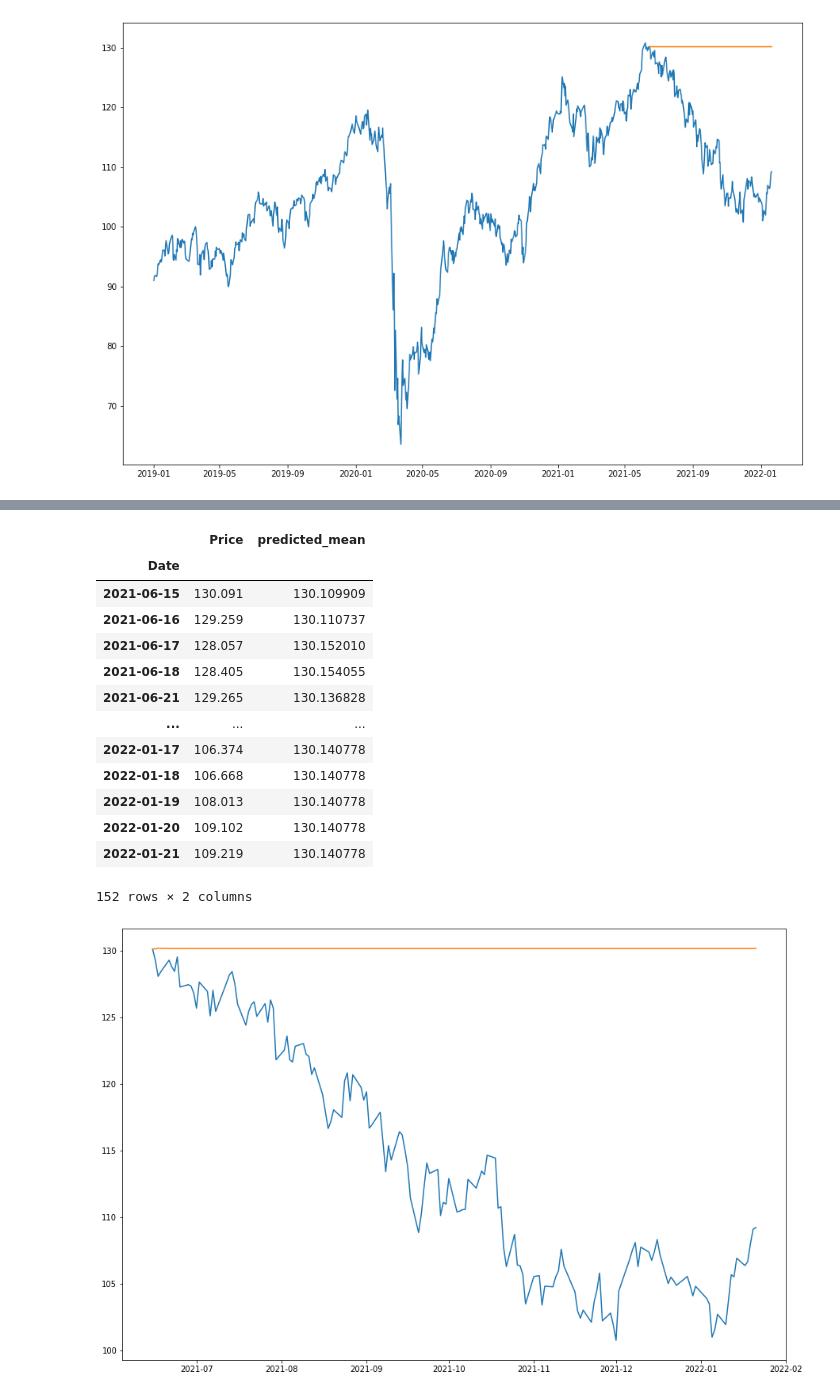
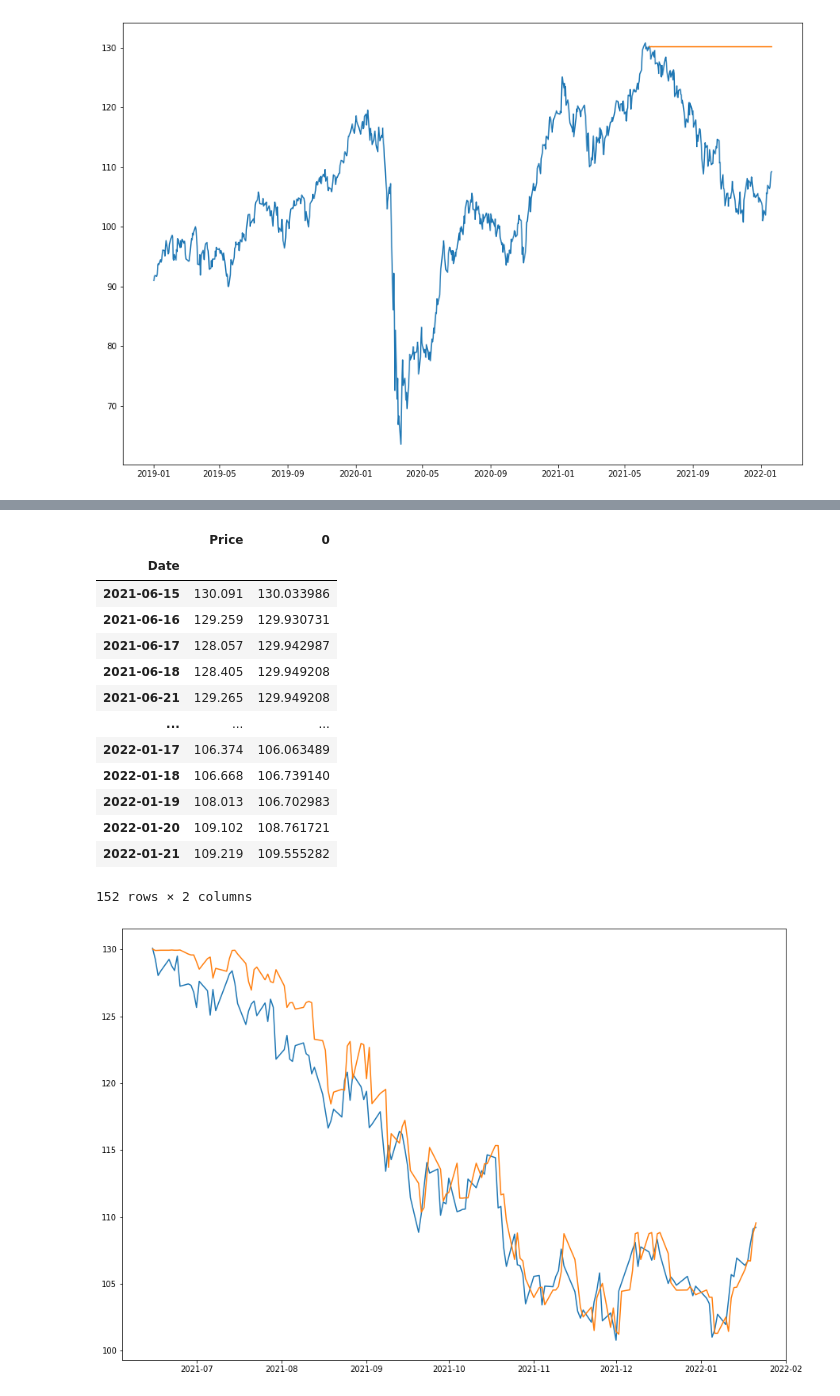
Before and after one commit to GuilhermePiress/Time_series_IBOV-2019-2020-2021-, a Jupyter notebook: TimeSeries(Ibov_2019_2021).ipynb, the cells around one changed output, grey strips where cells are left out. Drawn from its saved outputs; the diff is of its cells as text; code cells hidden in the pictures.

```diff
--- a/TimeSeries(Ibov_2019_2021).ipynb
+++ b/TimeSeries(Ibov_2019_2021).ipynb
@@ -232,7 +232,14 @@ plt.show()
 [figure]
 # %%
 #Now I will use random forest to predict the IBOV in 2022 using two lags like featuresb
+import numpy as np
 df_ibov_lag2=df_ibov.drop('First Difference',axis=1).copy()
+
+time_col=pd.Series(np.arange(1,760))
+time_col.index=df_ibov_lag2.index
+df_ibov_lag2['Time']=time_col
+
 df_ibov_lag2['T-1']=df_ibov_lag2['Price'].shift(1)
 df_ibov_lag2['T-2']=df_ibov_lag2['Price'].shift(2)
 df_ibov_lag2.dropna(axis=0,inplace=True)
+df_ibov_lag2.tail(20)
@@ -239,7 +265,7 @@ df_ibov_lag2.dropna(axis=0,inplace=True)
 # %%
 #separate in train test split
-X_train=df_ibov_lag2[['T-1','T-2']].iloc[:605]
-X_test=df_ibov_lag2[['T-1','T-2']].iloc[605:756]
+X_train=df_ibov_lag2[['Time','T-1','T-2']].iloc[:605]
+X_test=df_ibov_lag2[['Time','T-1','T-2']].iloc[605:]
 y_train=df_ibov_lag2['Price'].iloc[:605]
 y_test=df_ibov_lag2['Price'].iloc[605:]
 # %%
@@ -247,29 +273,30 @@ y_test=df_ibov_lag2['Price'].iloc[605:]
 from sklearn.ensemble import RandomForestRegressor
 rf=RandomForestRegressor(n_estimators=100,max_depth=5)
 rf.fit(X_train,y_train)
-predict_y=rf.predict(X_test)
+predict_y=pd.Series(rf.predict(X_test))
+predict_y.index=y_test.index
 # %%
-pd.concat([y_test,predict],axis=1)
+pd.concat([y_test,pd.Series(predict_y)],axis=1)
 # %% [output]
-|  | Price | predicted_mean |
+|  | Price | 0 |
 | Date |  |  |
-| 2021-06-15 | 130.091 | 130.109909 |
-| 2021-06-16 | 129.259 | 130.110737 |
-| 2021-06-17 | 128.057 | 130.152010 |
-| 2021-06-18 | 128.405 | 130.154055 |
-| 2021-06-21 | 129.265 | 130.136828 |
+| 2021-06-15 | 130.091 | 130.033986 |
+| 2021-06-16 | 129.259 | 129.930731 |
+| 2021-06-17 | 128.057 | 129.942987 |
+| 2021-06-18 | 128.405 | 129.949208 |
+| 2021-06-21 | 129.265 | 129.949208 |
 | ... | ... | ... |
-| 2022-01-17 | 106.374 | 130.140778 |
-| 2022-01-18 | 106.668 | 130.140778 |
-| 2022-01-19 | 108.013 | 130.140778 |
-| 2022-01-20 | 109.102 | 130.140778 |
-| 2022-01-21 | 109.219 | 130.140778 |
+| 2022-01-17 | 106.374 | 106.063489 |
+| 2022-01-18 | 106.668 | 106.739140 |
+| 2022-01-19 | 108.013 | 106.702983 |
+| 2022-01-20 | 109.102 | 108.761721 |
+| 2022-01-21 | 109.219 | 109.555282 |
 152 rows × 2 columns
 # %%
 plt.figure(figsize=(15,10))
 plt.plot(y_test)
-plt.plot(predict)
+plt.plot(predict_y)
 plt.show()
 # %% [output]
-[figure, old version]
+[figure, new version]
 # %% [markdown]
```
Also changed, not shown: parts of 3 cells of this notebook.
